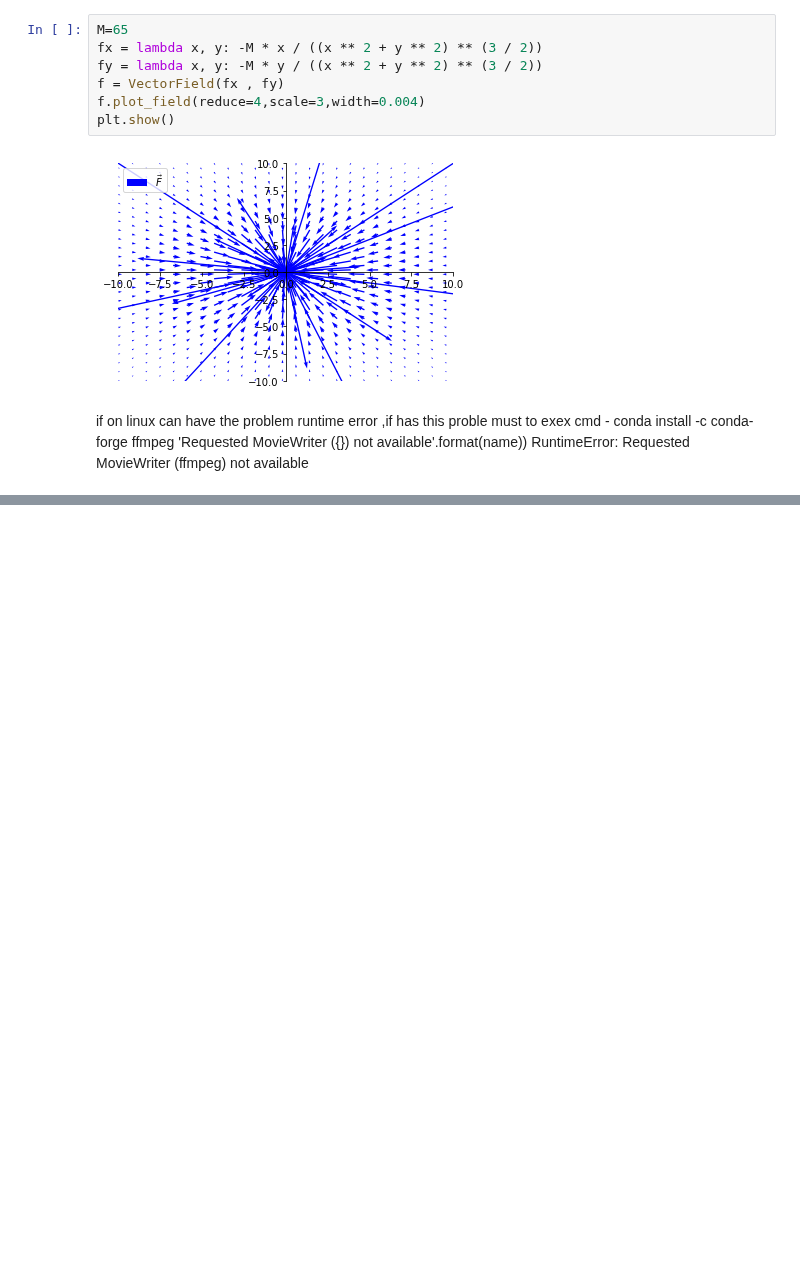
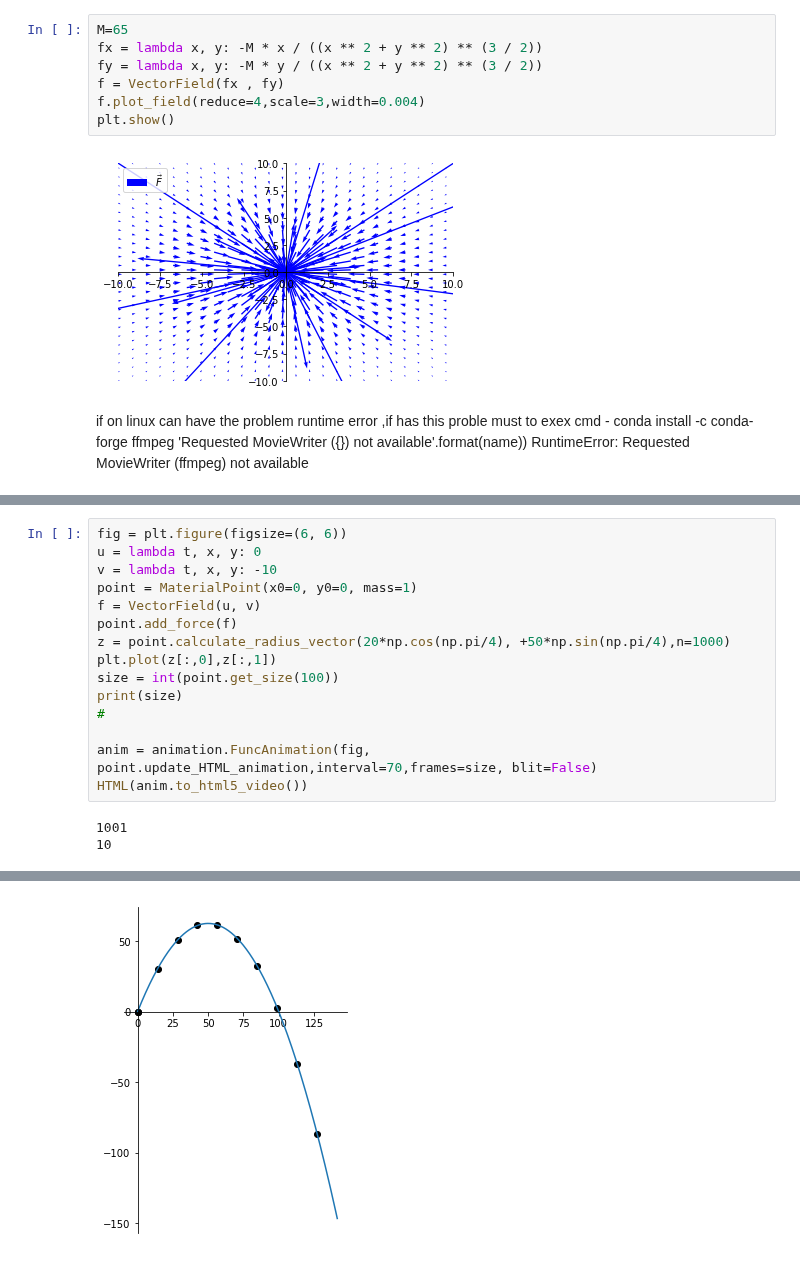
Before and after one commit to daodavid/mechanics, a Jupyter notebook: mechanics.ipynb, the cells around one changed output, grey strips where cells are left out. Cells and saved outputs as stored; diff of their text form; blank space fills up the shorter version.

```diff
--- a/Untitled.ipynb
+++ b/mechanics.ipynb
@@ -85,0 +84,18 @@ plt.show()
+# %%
+fig = plt.figure(figsize=(6, 6))
+u = lambda t, x, y: 0
+v = lambda t, x, y: -10
+point = MaterialPoint(x0=0, y0=0, mass=1)
+f = VectorField(u, v)
+point.add_force(f)
+z = point.calculate_radius_vector(20*np.cos(np.pi/4), +50*np.sin(np.pi/4),n=1000)
+plt.plot(z[:,0],z[:,1])
+size = int(point.get_size(100))
+print(size)
+#
+
+anim = animation.FuncAnimation(fig, point.update_HTML_animation,interval=70,frames=size, blit=False)
+HTML(anim.to_html5_video())
+# %% [output]
+1001
+10
@@ -85,0 +103 @@ plt.show()
+[figure, added]
```
Also changed, not shown: parts of 4 cells of this notebook, 2 other files.
